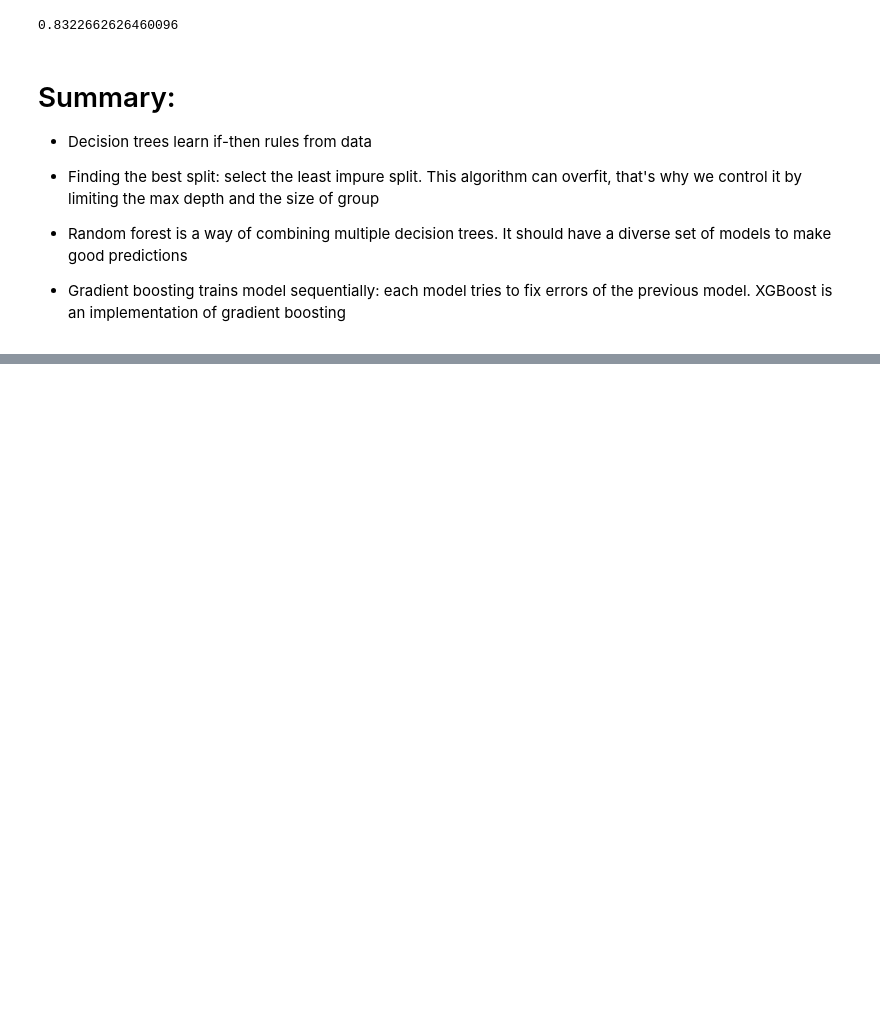
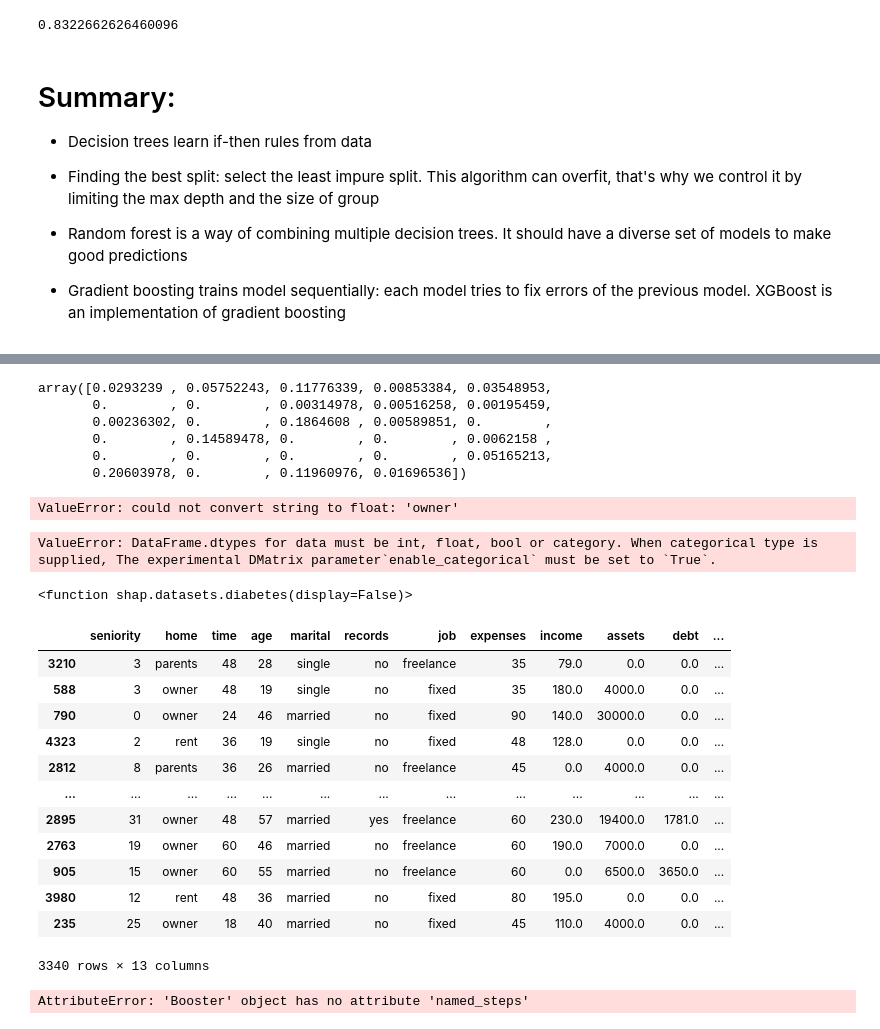
Before and after one commit to kenanarslanbay/ML_Zoomcamp, a Jupyter notebook: Credit Scoring with Tree Based Models/Trees.ipynb, the cells around one changed output, grey strips where cells are left out. Drawn from its saved outputs; the diff is of its cells as text; code cells hidden in the pictures; blank space fills up the shorter version.

```diff
--- a/Sixt_week/Trees.ipynb
+++ b/Credit Scoring with Tree Based Models/Trees.ipynb
@@ -1244,0 +1235,25 @@ roc_auc_score(y_test, y_pred)
+# %%
+dt_best.feature_importances_
+# %% [output]
+array([0.0293239 , 0.05752243, 0.11776339, 0.00853384, 0.03548953,
+       0.        , 0.        , 0.00314978, 0.00516258, 0.00195459,
+       0.00236302, 0.        , 0.1864608 , 0.00589851, 0.        ,
+       0.        , 0.14589478, 0.        , 0.        , 0.0062158 ,
+       0.        , 0.        , 0.        , 0.        , 0.05165213,
+       0.20603978, 0.        , 0.11960976, 0.01696536])
+# %%
+# Shap:
+
+# All:
+train_shap_values_with_all = shap.TreeExplainer(dt_best).shap_values(X_train)
+
+class_names = ['ok','default']
+
+
+
+# Plot summary on All data
+plt.subplot(2, 1, 1)
+plt.title('Training SHAP')
+shap.summary_plot(train_shap_values_with_all,X_train,class_names=class_names,feature_names=feature_names, plot_type="bar")
+# %% [output]
+ValueError: could not convert string to float: 'owner'
@@ -1244,0 +1263,30 @@ roc_auc_score(y_test, y_pred)
+# %%
+shap_values = explainer.shap_values(X_train.iloc[0])
+shap.force_plot(explainer.expected_value[0], shap_values, X_train.iloc[0])
+# %% [output]
+ValueError: DataFrame.dtypes for data must be int, float, bool or category. When categorical type is supplied, The experimental DMatrix parameter`enable_categorical` must be set to `True`.
+# %%
+shap.datasets.diabetes
+# %% [output]
+<function shap.datasets.diabetes(display=False)>
+# %%
+## Store the best fitted classifier and its booster
+binary_est = xgb_bin_grid.best_estimator_ # from tuning with GridSearchCV
+binary_model = binary_est.named_steps['xgb'].get_booster()
+
+## Convert transformed (preprocessed) X train set into pandas DataFrame
+X_train_df = pd.DataFrame(X_train_tf, columns=feature_names)
+# %% [output]
+|  | seniority | home | time | age | marital | records | job | expenses | income | assets | debt | ... |
+| 3210 | 3 | parents | 48 | 28 | single | no | freelance | 35 | 79.0 | 0.0 | 0.0 | ... |
+| 588 | 3 | owner | 48 | 19 | single | no | fixed | 35 | 180.0 | 4000.0 | 0.0 | ... |
+| 790 | 0 | owner | 24 | 46 | married | no | fixed | 90 | 140.0 | 30000.0 | 0.0 | ... |
+| 4323 | 2 | rent | 36 | 19 | single | no | fixed | 48 | 128.0 | 0.0 | 0.0 | ... |
+| 2812 | 8 | parents | 36 | 26 | married | no | freelance | 45 | 0.0 | 4000.0 | 0.0 | ... |
+| ... | ... | ... | ... | ... | ... | ... | ... | ... | ... | ... | ... | ... |
+| 2895 | 31 | owner | 48 | 57 | married | yes | freelance | 60 | 230.0 | 19400.0 | 1781.0 | ... |
+| 2763 | 19 | owner | 60 | 46 | married | no | freelance | 60 | 190.0 | 7000.0 | 0.0 | ... |
+| 905 | 15 | owner | 60 | 55 | married | no | freelance | 60 | 0.0 | 6500.0 | 3650.0 | ... |
+| 3980 | 12 | rent | 48 | 36 | married | no | fixed | 80 | 195.0 | 0.0 | 0.0 | ... |
+| 235 | 25 | owner | 18 | 40 | married | no | fixed | 45 | 110.0 | 4000.0 | 0.0 | ... |
+3340 rows × 13 columns
@@ -1244,0 +1352,10 @@ roc_auc_score(y_test, y_pred)
+# %%
+## Print model prediction, true label, and shap force plot for third row
+  ## of training set
+shap_force(model,
+           'xgb', # name of fitted classifier step in pipeline
+           2, X_train, y_train,
+           binary_explainer,
+           binary_shap_values)
+# %% [output]
+AttributeError: 'Booster' object has no attribute 'named_steps'
```
Also changed, not shown: parts of 23 cells of this notebook, 30 other files.
